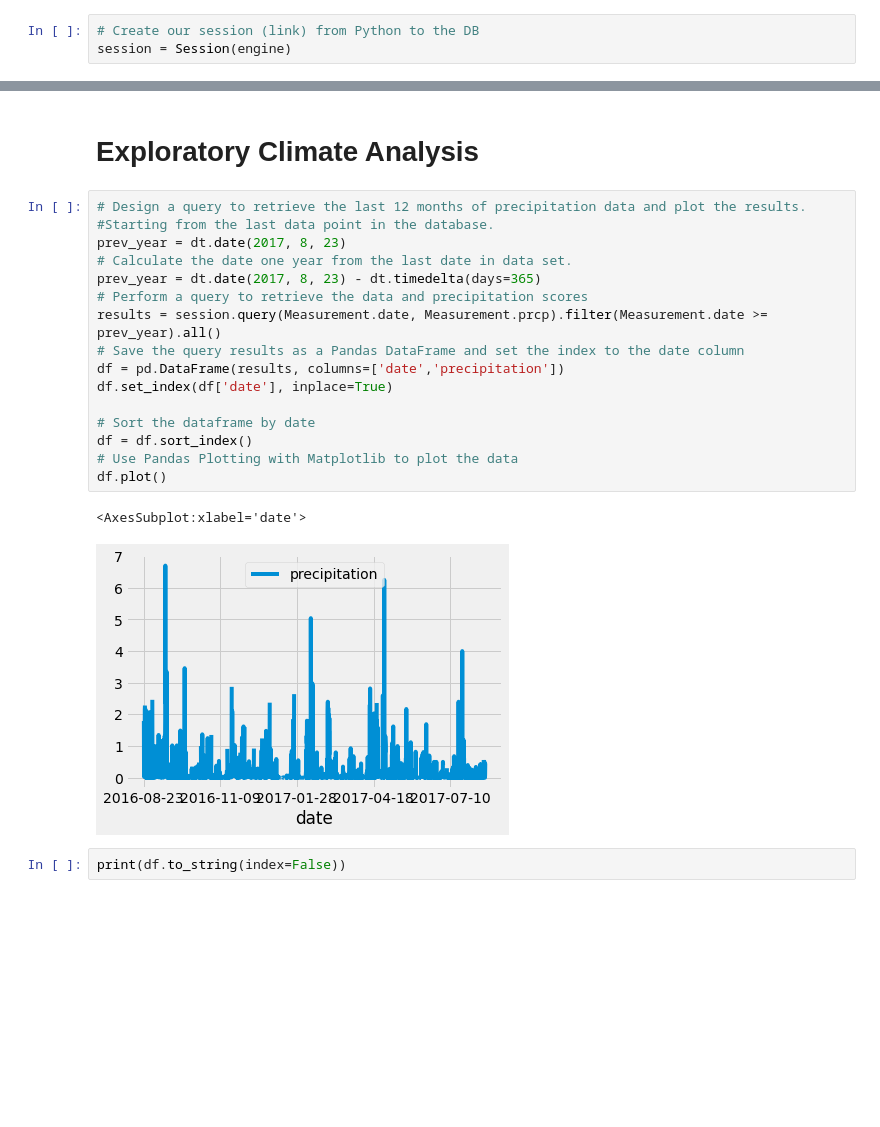
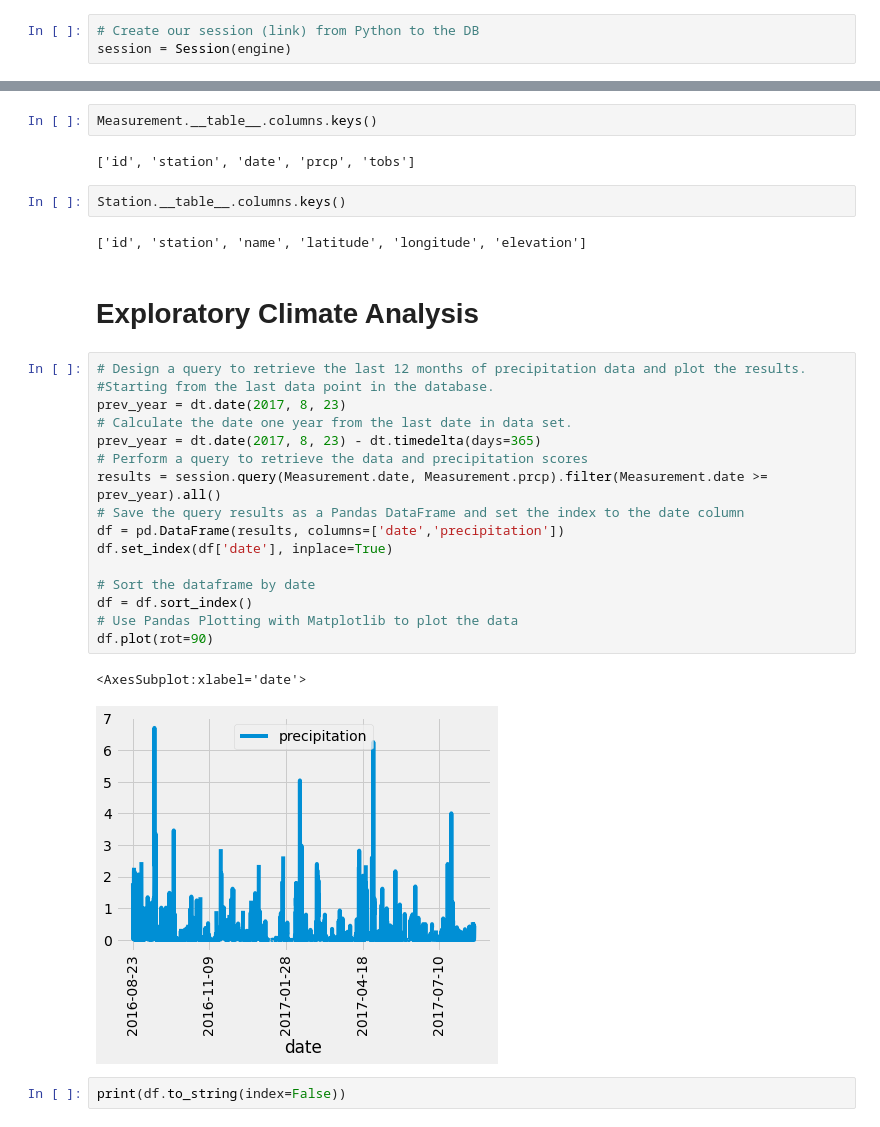
Before and after one commit to vijayabme/surfs_up, a Jupyter notebook: climate_analysis.ipynb, the cells around one changed output, grey strips where cells are left out. Cells and saved outputs as stored; diff of their text form; blank space fills up the shorter version.

```diff
--- a/climate_analysis.ipynb
+++ b/climate_analysis.ipynb
@@ -38,24 +62,32 @@ session = Session(engine)
+# %%
+Measurement.__table__.columns.keys()
+# %% [output]
+['id', 'station', 'date', 'prcp', 'tobs']
+# %%
+Station.__table__.columns.keys()
+# %% [output]
+['id', 'station', 'name', 'latitude', 'longitude', 'elevation']
 # %% [markdown]
 # Exploratory Climate Analysis
 # %%
 # Design a query to retrieve the last 12 months of precipitation data and plot the results.
 #Starting from the last data point in the database.
 prev_year = dt.date(2017, 8, 23)
 # Calculate the date one year from the last date in data set.
 prev_year = dt.date(2017, 8, 23) - dt.timedelta(days=365)
 # Perform a query to retrieve the data and precipitation scores
 results = session.query(Measurement.date, Measurement.prcp).filter(Measurement.date >= prev_year).all()
 # Save the query results as a Pandas DataFrame and set the index to the date column
 df = pd.DataFrame(results, columns=['date','precipitation'])
 df.set_index(df['date'], inplace=True)
 
 # Sort the dataframe by date
 df = df.sort_index()
 # Use Pandas Plotting with Matplotlib to plot the data
-df.plot()
+df.plot(rot=90)
 # %% [output]
 <AxesSubplot:xlabel='date'>
-[figure, old version]
+[figure, new version]
 # %%
 print(df.to_string(index=False))
 # %% [output]
```
Also changed, not shown: parts of 4 cells of this notebook, 5 other files.
